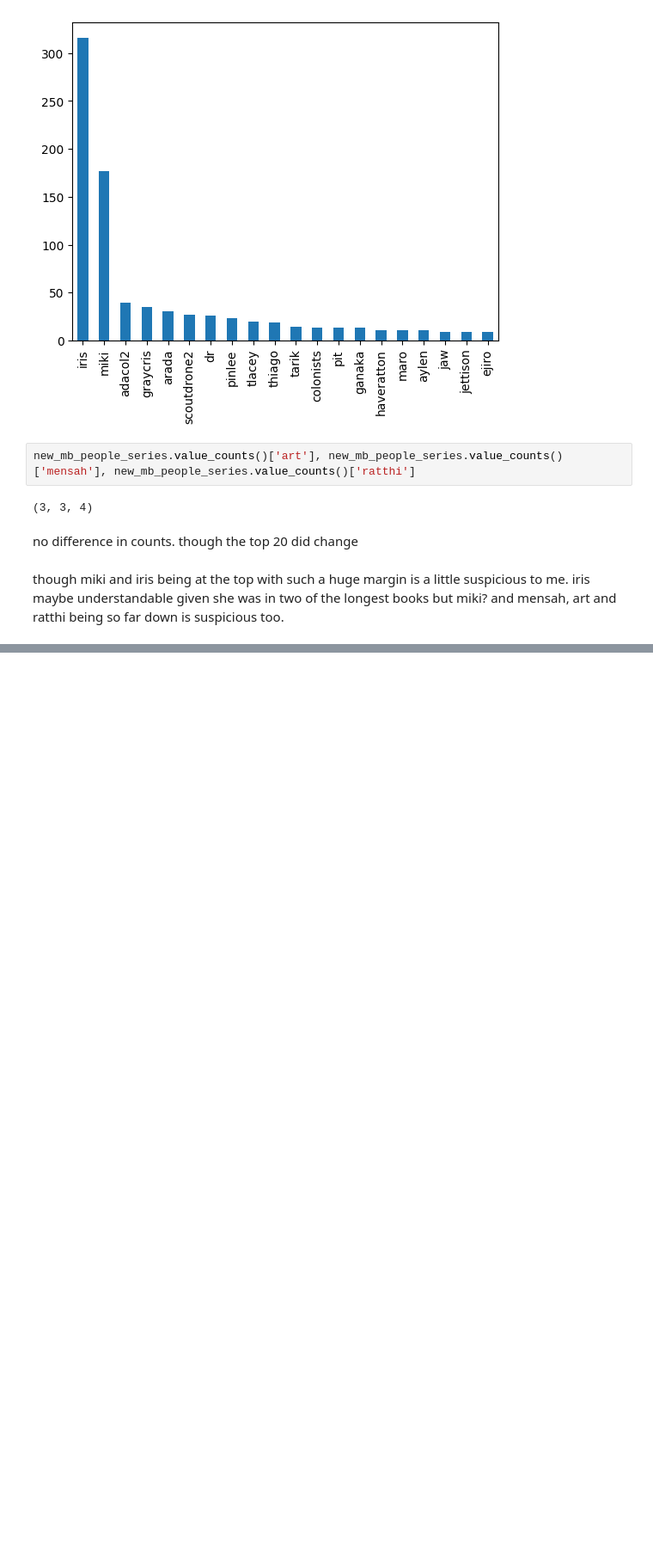
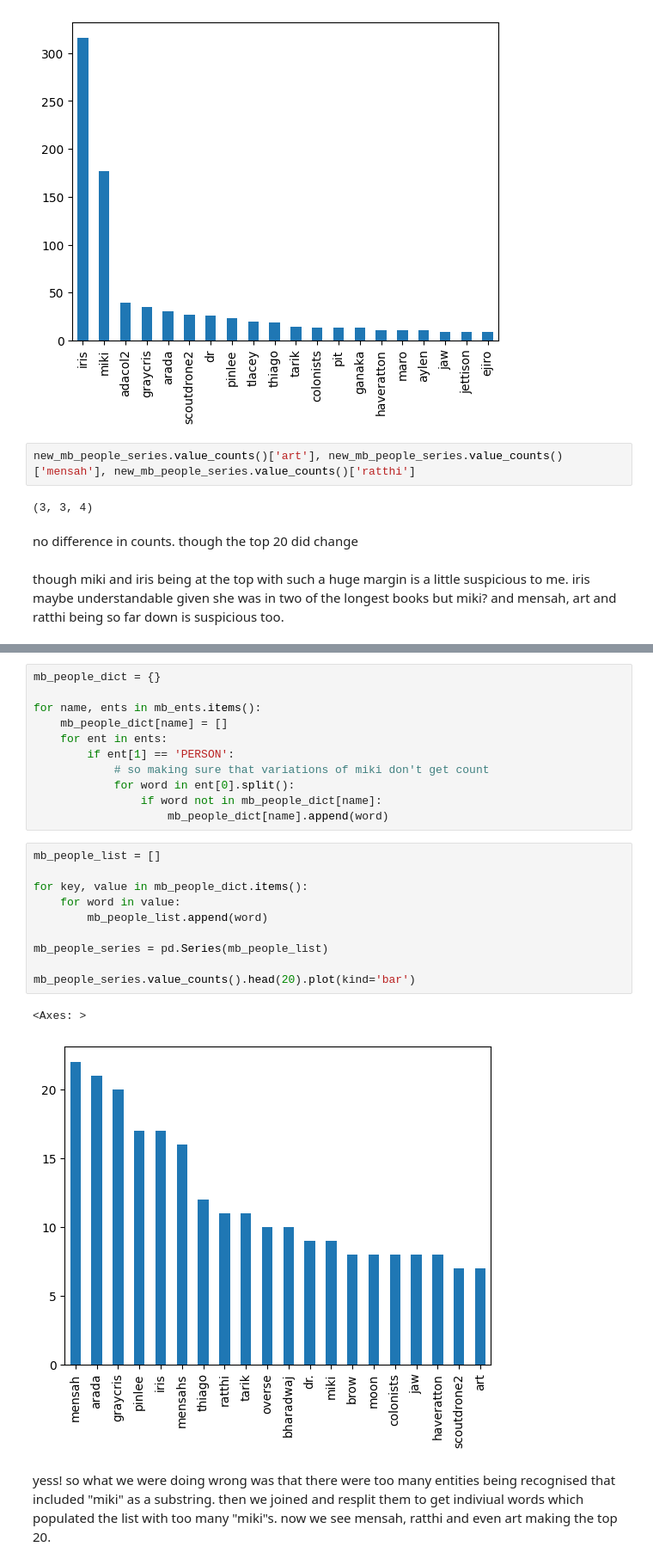
Before and after one commit to akankshazc/character_quiz_generator, a Jupyter notebook: 3_Data_Analysis/test_name_entity_analysis.ipynb, the cells around one changed output, grey strips where cells are left out. Shown at 86% size. Saved outputs shown, nothing was run; the diff lists cells and outputs as text; blank space fills up the shorter version.

```diff
--- a/3_Data_Analysis/test_entity_analysis.ipynb
+++ b/3_Data_Analysis/test_name_entity_analysis.ipynb
@@ -228,0 +355,26 @@ though miki and iris being at the top with such a huge margin is a little suspic
+# %%
+mb_people_dict = {}
+
+for name, ents in mb_ents.items():
+    mb_people_dict[name] = []
+    for ent in ents:
+        if ent[1] == 'PERSON':
+            # so making sure that variations of miki don't get count
+            for word in ent[0].split():
+                if word not in mb_people_dict[name]:
+                    mb_people_dict[name].append(word)
+# %%
+mb_people_list = []
+
+for key, value in mb_people_dict.items():
+    for word in value:
+        mb_people_list.append(word)
+
+mb_people_series = pd.Series(mb_people_list)
+
+mb_people_series.value_counts().head(20).plot(kind='bar')
+# %% [output]
+<Axes: >
+[figure, added]
+# %% [markdown]
+yess! so what we were doing wrong was that there were too many entities being recognised that included "miki" as a substring. then we joined and resplit them to get indiviual words which populated the list with too many "miki"s. now we see mensah, ratthi and even art making the top 20.
```
Also changed, not shown: parts of 10 cells of this notebook.
